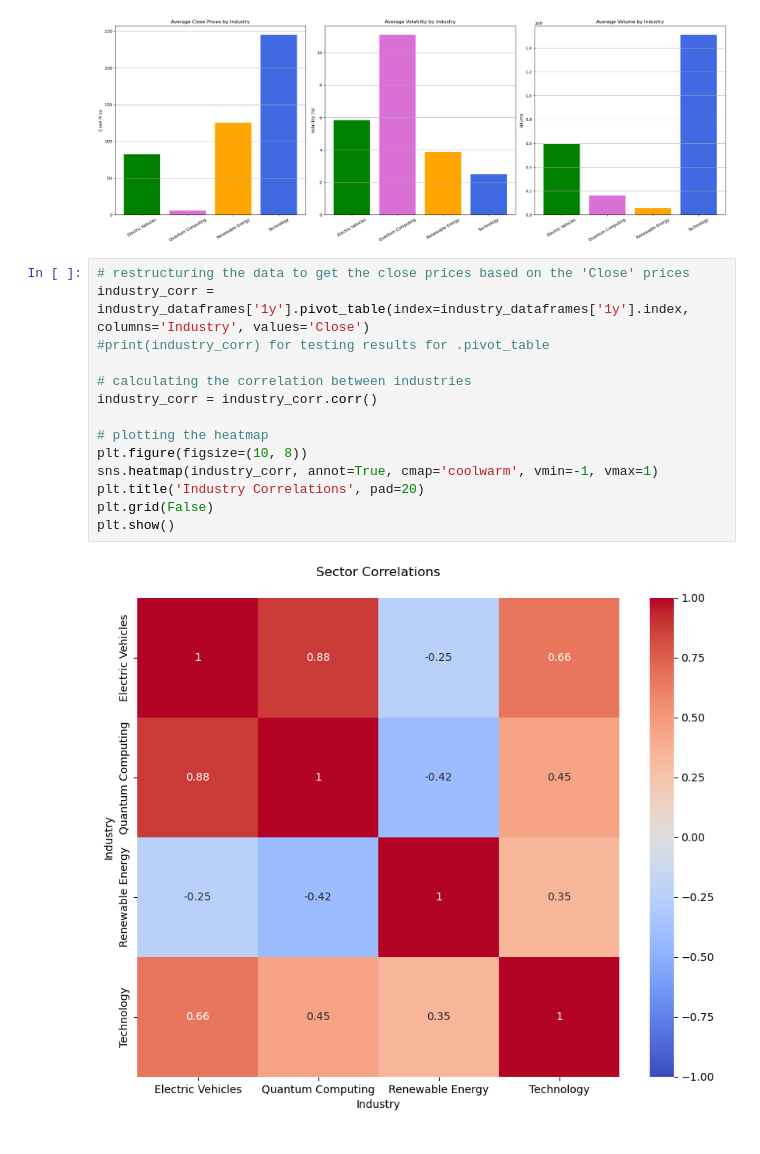
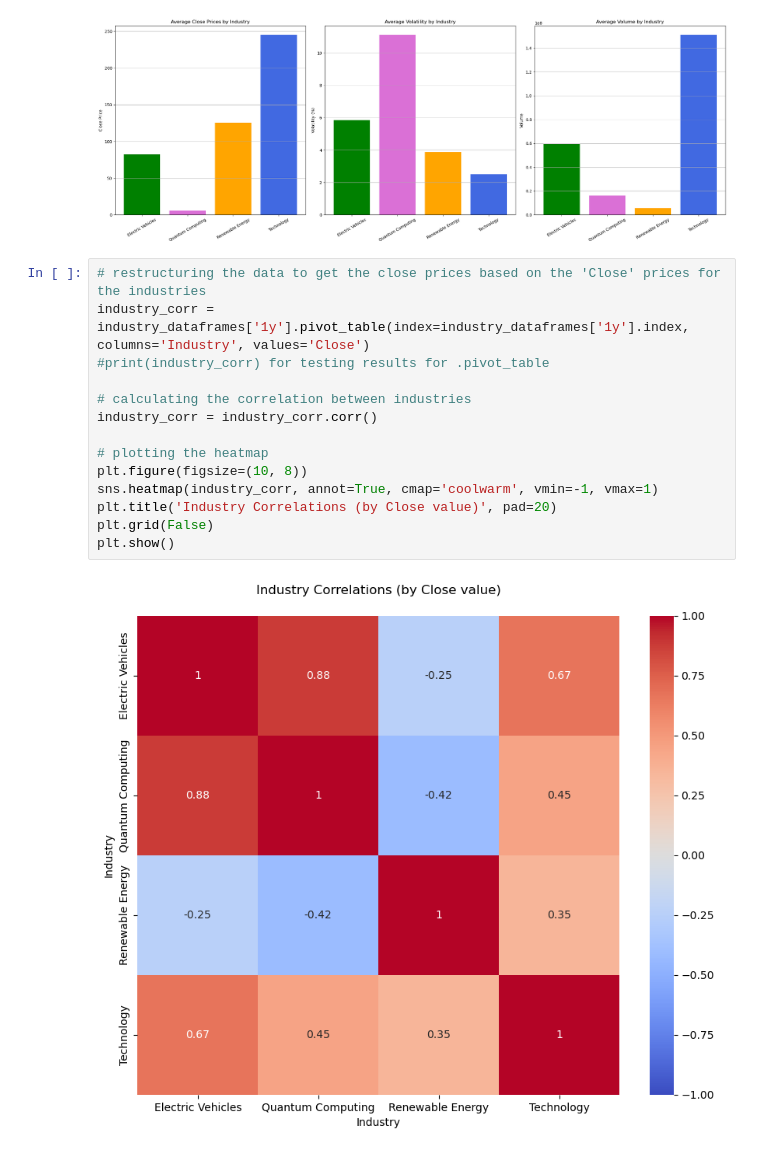
Before and after one commit to Ange-Dvs/PFDA-project, a Jupyter notebook: stocks.ipynb, the cells around one changed output. Saved outputs shown, nothing was run; the diff lists cells and outputs as text.

```diff
--- a/stocks.ipynb
+++ b/stocks.ipynb
@@ -520,18 +520,18 @@ plt.show()
 # %% [output]
 [figure]
 # %%
-# restructuring the data to get the close prices based on the 'Close' prices
+# restructuring the data to get the close prices based on the 'Close' prices for the industries
 industry_corr = industry_dataframes['1y'].pivot_table(index=industry_dataframes['1y'].index, columns='Industry', values='Close')
 #print(industry_corr) for testing results for .pivot_table
 
 # calculating the correlation between industries
 industry_corr = industry_corr.corr()
 
 # plotting the heatmap
 plt.figure(figsize=(10, 8))
 sns.heatmap(industry_corr, annot=True, cmap='coolwarm', vmin=-1, vmax=1)
-plt.title('Industry Correlations', pad=20)
+plt.title('Industry Correlations (by Close value)', pad=20)
 plt.grid(False)
 plt.show()
 # %% [output]
-[figure, old version]
+[figure, new version]
```
Also changed, not shown: parts of 8 cells of this notebook, 4 other files.
